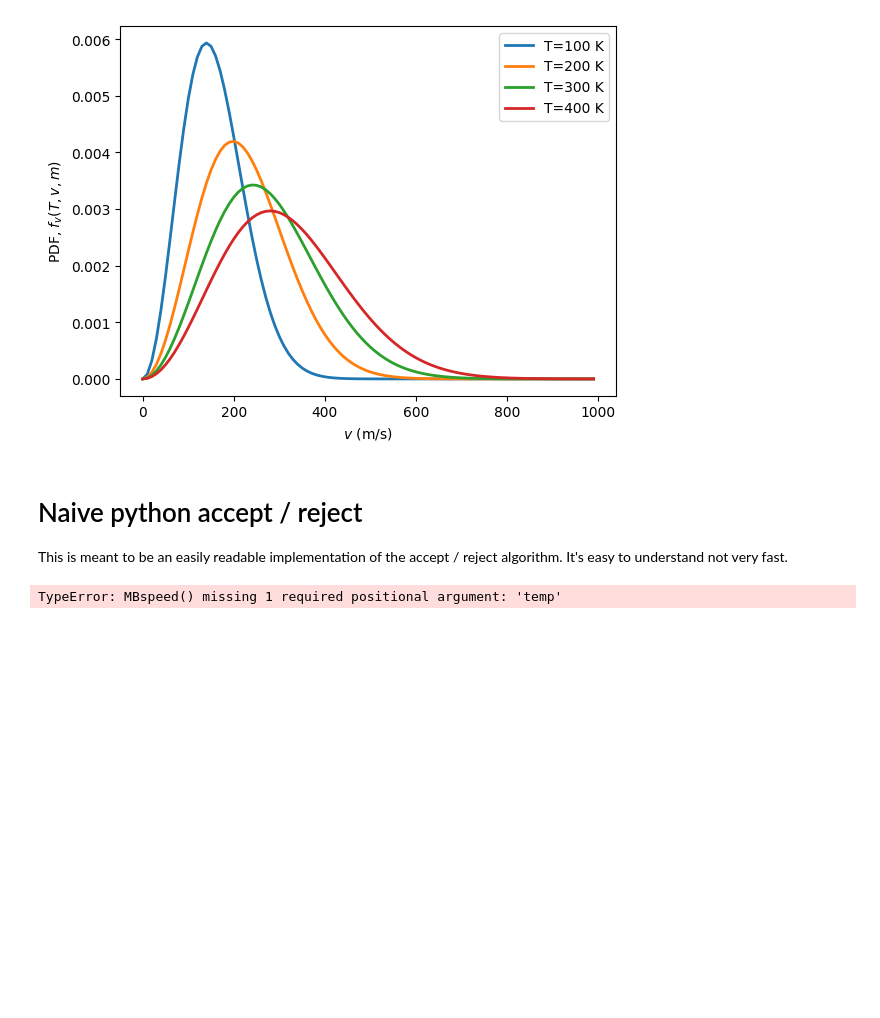
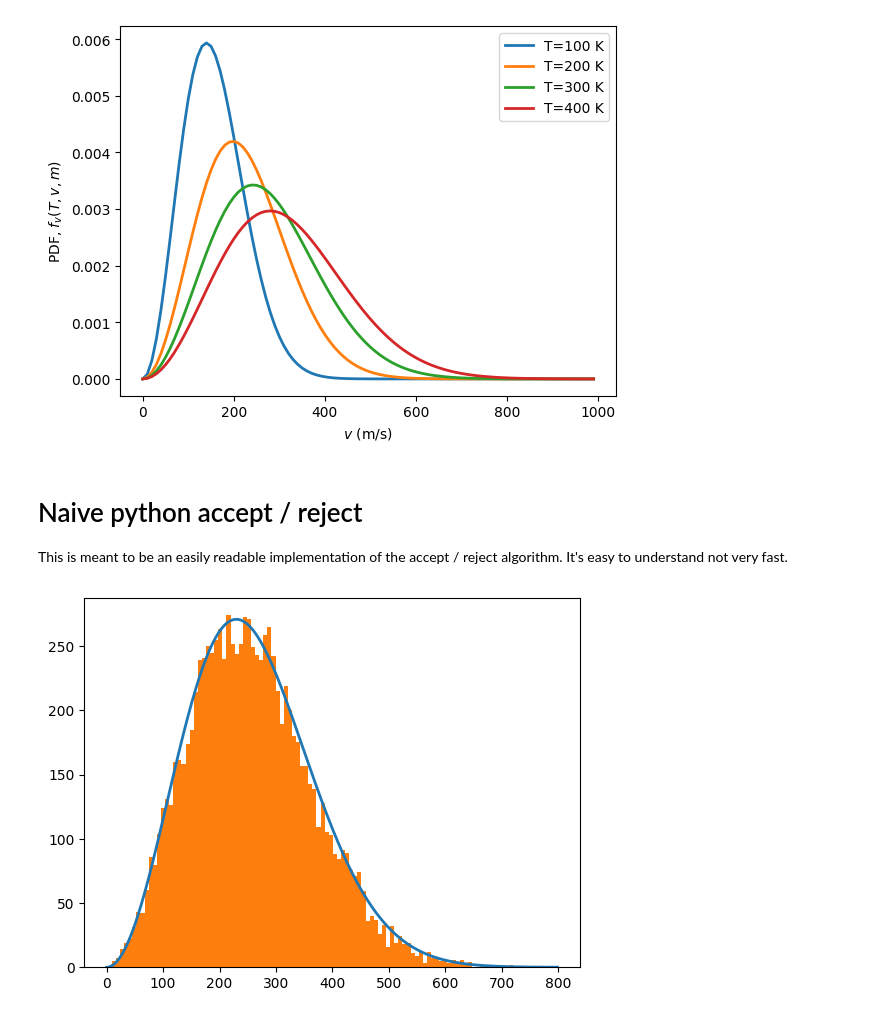
Before and after one commit to UChicagoPhysics/PHYS250, a Jupyter notebook: Examples/MaxwellBoltzmann.ipynb, the cells around one changed output. Cells and saved outputs as stored; diff of their text form; code cells hidden in the pictures; blank space fills up the shorter version.

```diff
--- a/Examples/MaxwellBoltzmann.ipynb
+++ b/Examples/MaxwellBoltzmann.ipynb
@@ -115,13 +124,21 @@ def accept_reject(N):
     while n_accept < N:
         t = (xmax-xmin)*np.random.rand() + xmin
         y = np.random.rand()
-        if y < MBspeed():
+        if y < MBspeed(270,t,mass):
             n_accept += 1
             x_list.append(t)
     return x_list
-# %%
-x = accept_reject(100)
-bins, edges, patches = plt.hist(x, bins=100)
-plt.show()
-# %% [output]
-TypeError: MBspeed() missing 1 required positional argument: 'temp'
+# %%
+fig  = plt.figure()
+ax   = fig.add_subplot(111)
+
+myrange = np.arange(0,800)
+fv = 75000*MBspeed(270,myrange,mass)
+ax.plot(myrange,fv,label='T='+str(T)+' K',lw=2)
+
+
+x = accept_reject(10000)
+bins, edges, patches = plt.hist(x, bins=100)
+plt.show()
+# %% [output]
+[figure, added]
```
Also changed, not shown: parts of 3 cells of this notebook, 8 other files.
